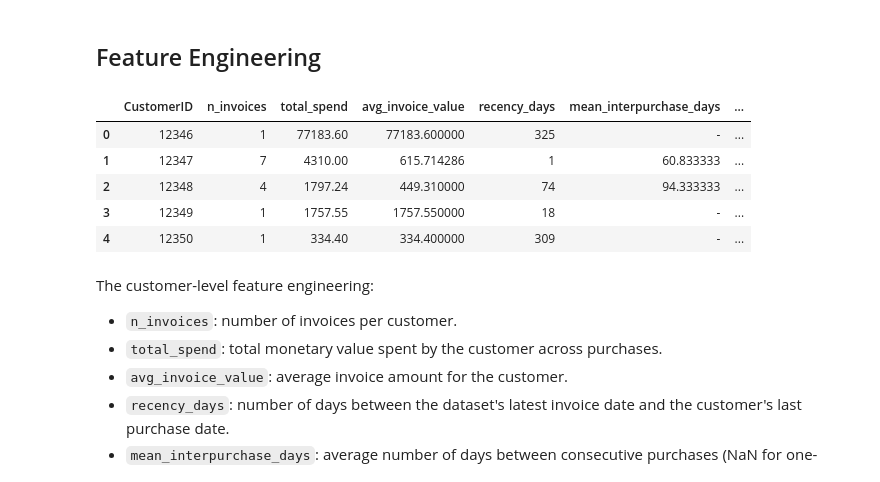
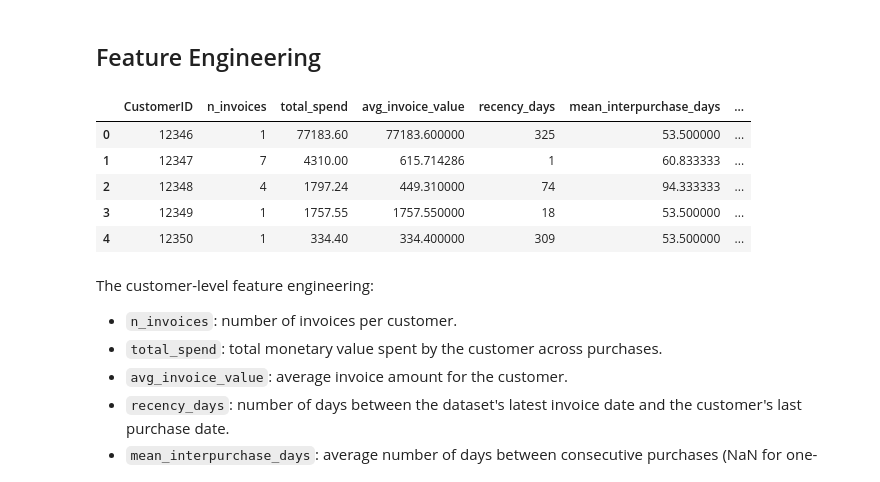
Before and after one commit to PeterMangoro/dataScience, a Jupyter notebook: assignments/GDP/assignment3_pipeline.ipynb, the cells around one changed output. Cells and saved outputs as stored; diff of their text form; code cells hidden in the pictures.

```diff
--- a/assignments/GDP/assignment3_pipeline.ipynb
+++ b/assignments/GDP/assignment3_pipeline.ipynb
@@ -217,7 +216,6 @@ The dataset initially contained 541,909 transactions across 4,372 unique custome
 # %% [markdown]
 ## Feature Engineering
 # %%
-# One-track feature table for EDA/modeling
 customer_events = transactions_purchase[[
     "CustomerID", "InvoiceDate", "InvoiceNo", "StockCode", "Quantity", "UnitPrice", "LineAmount", "Country"
 ]].copy()
@@ -256,39 +254,50 @@ customer_features_base = customer_base.merge(invoice_stats, on="CustomerID", how
 
 max_date = customer_events["InvoiceDate"].max()
 customer_features_base["recency_days"] = (max_date - customer_features_base["last_purchase"]).dt.days
 customer_features_base["item_diversity_ratio"] = (
     customer_features_base["n_unique_items"] / customer_features_base["avg_invoice_value"].clip(lower=1)
 )
 
 # Merge core customer features back to the one-track table
 feature_cols = [
     "CustomerID",
     "n_invoices",
     "total_spend",
     "avg_invoice_value",
     "recency_days",
     "mean_interpurchase_days",
     "item_diversity_ratio",
 ]
 
 customer_events = customer_events.merge(
     customer_features_base[feature_cols],
     on="CustomerID",
     how="left",
 )
 
 # Keep baseline customer table for representation modeling
 customer_features_base = customer_features_base[feature_cols].copy()
-customer_features_base = customer_features_base.fillna("-")
+num_feature_cols = [
+    "n_invoices",
+    "total_spend",
+    "avg_invoice_value",
+    "recency_days",
+    "mean_interpurchase_days",
+    "item_diversity_ratio",
+]
+customer_features_base[num_feature_cols] = customer_features_base[num_feature_cols].apply(pd.to_numeric, errors="coerce")
+customer_features_base[num_feature_cols] = customer_features_base[num_feature_cols].fillna(
+    customer_features_base[num_feature_cols].median(numeric_only=True)
+)
 
 customer_features_base.head()
 # %% [output]
 |  | CustomerID | n_invoices | total_spend | avg_invoice_value | recency_days | mean_interpurchase_days | ... |
-| 0 | 12346 | 1 | 77183.60 | 77183.600000 | 325 | - | ... |
+| 0 | 12346 | 1 | 77183.60 | 77183.600000 | 325 | 53.500000 | ... |
 | 1 | 12347 | 7 | 4310.00 | 615.714286 | 1 | 60.833333 | ... |
 | 2 | 12348 | 4 | 1797.24 | 449.310000 | 74 | 94.333333 | ... |
-| 3 | 12349 | 1 | 1757.55 | 1757.550000 | 18 | - | ... |
-| 4 | 12350 | 1 | 334.40 | 334.400000 | 309 | - | ... |
+| 3 | 12349 | 1 | 1757.55 | 1757.550000 | 18 | 53.500000 | ... |
+| 4 | 12350 | 1 | 334.40 | 334.400000 | 309 | 53.500000 | ... |
 # %% [markdown]
 The customer-level feature engineering:
 
```
Also changed, not shown: parts of 72 cells of this notebook, 4 other files.
